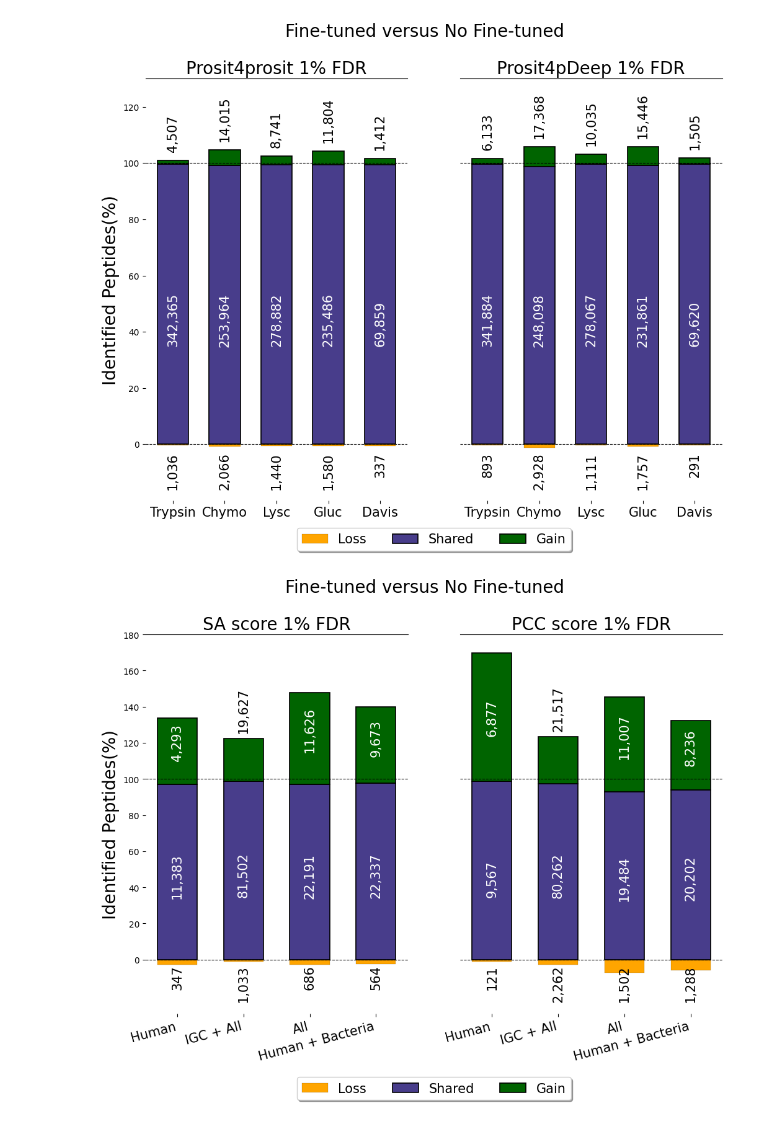
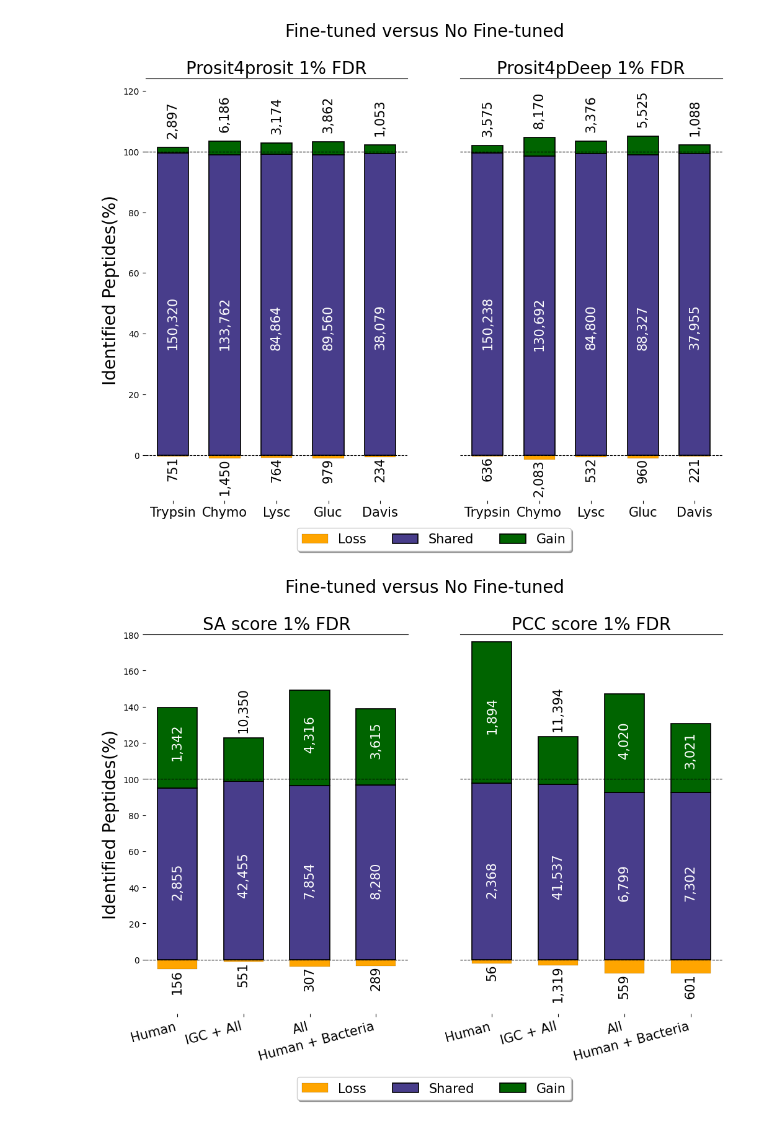
Before and after one commit to gusye1234/pept3-exp, a Jupyter notebook: figs/fig2_vennbar.ipynb, the cells around one changed output. Drawn from its saved outputs; the diff is of its cells as text; code cells hidden in the pictures.

```diff
--- a/figs/fig2_vennbar.ipynb
+++ b/figs/fig2_vennbar.ipynb
@@ -16,3 +4,15 @@ prosit_prosit_compare = {'sprot_human': (200, 16741, 1617), 'IGC': (773, 103687,
+# %%
+sa_compare = {'sprot_human': (156, 2855, 1342), 'IGC': (551, 42455, 10350), 'sprot_all': (307, 7854, 4316), 'sprot_bacteria_human': (289, 8280, 3615), 'trypsin': (
+    487, 148935, 3759), 'chymo': (1636, 85355, 42907), 'lysc': (523, 82561, 4481), 'gluc': (1234, 56159, 26875), 'davis': (221, 33849, 4591)}
+
+pcc_compare = {'sprot_human': (56, 2368, 1894), 'IGC': (1319, 41537, 11394), 'sprot_all': (559, 6799, 4020), 'sprot_bacteria_human': (601, 7302, 3021), 'trypsin': (
+    1014, 148395, 5168), 'chymo': (4150, 87146, 37826), 'lysc': (912, 81771, 4887), 'gluc': (1946, 55112, 28760), 'davis': (338, 32086, 6158)}
+# %%
+pdeep_prosit_compare = {'sprot_human': (90, 3953, 901), 'IGC': (626, 51523, 5100), 'sprot_all': (344, 11451, 2198), 'sprot_bacteria_human': (
+    385, 11240, 1763), 'trypsin': (636, 150238, 3575), 'chymo': (2083, 130692, 8170), 'lysc': (532, 84800, 3376), 'gluc': (960, 88327, 5525), 'davis': (221, 37955, 1088)}
+
+prosit_prosit_compare = {'sprot_human': (95, 4280, 620), 'IGC': (518, 53815, 2891), 'sprot_all': (255, 12703, 1523), 'sprot_bacteria_human': (
+    246, 12535, 1299), 'trypsin': (751, 150320, 2897), 'chymo': (1450, 133762, 6186), 'lysc': (764, 84864, 3174), 'gluc': (979, 89560, 3862), 'davis': (234, 38079, 1053)}
 # %%
 def number2str(num, interal=3):
     new_num = []
@@ -37,7 +37,7 @@ def autolabel(rects, ax, numbers, mode="inside", fontsize=12, select_idx=None):
                     number2str(numbers[idx]),
                     ha='center', va='bottom', rotation=90, color='black', fontsize=fontsize)
         if mode == 'bottom':
-            ax.text(rect.get_x() + rect.get_width()/2., rect.get_y()-3,
+            ax.text(rect.get_x() + rect.get_width()/2., rect.get_y()+height,
                     number2str(numbers[idx]),
                     ha='center', va='top', rotation=90, color='black', fontsize=fontsize)
 # %%
@@ -144,11 +144,11 @@ for i, (name, ax) in enumerate(zip(names, axs)):
         ax.legend(loc='upper center', bbox_to_anchor=(1.1, -0.05),
                   fancybox=True, shadow=True, ncol=5, prop={'size': 15})
     ax.set_title(f'{name} 1% FDR', fontsize=20)
-    ax.set_ylim(-20, 175)
     if i == 0:
-        ax.get_yaxis().set_ticks([20*i for i in range(10)])
+        ax.get_yaxis().set_ticks([20*i for i in range(8)])
     else:
         ax.get_yaxis().set_ticks([])
+    ax.set_ylim(-25, 150)
     ax.tick_params(axis='x', labelsize=15)
     # ax.spines['top'].set_visible(False)
     ax.spines['left'].set_visible(False)
@@ -206,35 +206,35 @@ for i, (name, ax) in enumerate(zip(names, axs)):
                 color='orange', linewidth=0.1, edgecolor="black")
     p2 = ax.bar(labels, shares[name], width, label='Shared',
                 color='darkslateblue', linewidth=1.2, edgecolor="black")
     p3 = ax.bar(labels, gains[name], width, label='Gain',
                 bottom=shares[name], color='darkgreen', linewidth=1.2, edgecolor="black")
 
     num_size = 15
     autolabel(p1, ax, losses_num[name], mode='bottom', fontsize=num_size)
     autolabel(p2, ax, shares_num[name], fontsize=num_size)
     autolabel(p3, ax, gains_num[name], mode='upper', fontsize=num_size)
     # autolabel(p3, ax, gains_num[name], mode='inside',
     #         select_idx=[1, 3], fontsize=num_size)
 
     if i ==0:
         ax.set_ylabel('Identified Peptides(%)', fontsize=20)
         ax.legend(loc='upper center', bbox_to_anchor=(1.1, -0.05),
                   fancybox=True, shadow=True, ncol=5, prop={'size': 15})
     ax.set_title(f'{name} 1% FDR', fontsize=20)
-    ax.set_ylim(-20, 130)
     if i == 0:
         ax.get_yaxis().set_ticks([20*i for i in range(7)])
     else:
         ax.get_yaxis().set_ticks([])
+    ax.set_ylim(-15, 124)
     ax.tick_params(axis='x', labelsize=15)
     # ax.spines['top'].set_visible(False)
     ax.spines['left'].set_visible(False)
     ax.spines['right'].set_visible(False)
     ax.spines['bottom'].set_visible(False)
 fig.suptitle('Fine-tuned versus No Fine-tuned', fontsize=20)
 fig.savefig(f"fig/fig2-bekker-prosit-pdeep-vennbar.pdf",dpi=300, bbox_inches="tight")
 # %% [output]
-[figure, old version]
+[figure, new version]
 # %%
 from matplotlib.patches import FancyBboxPatch
 labels = ["sprot_human", 'IGC', 'sprot_all', 'sprot_bacteria_human']
@@ -307,7 +307,7 @@ fig.suptitle('Fine-tuned versus No Fine-tuned', fontsize=20)
 fig.autofmt_xdate(rotation=15)
 fig.savefig(f"fig/fig2-human-sa-pcc-vennbar.pdf",dpi=300, bbox_inches="tight")
 # %% [output]
-[figure, old version]
+[figure, new version]
 # %%
 from matplotlib.patches import FancyBboxPatch
 labels = ["sprot_human", 'IGC', 'sprot_all', 'sprot_bacteria_human']
```
Also changed, not shown: parts of 5 cells of this notebook, 1 other file.
